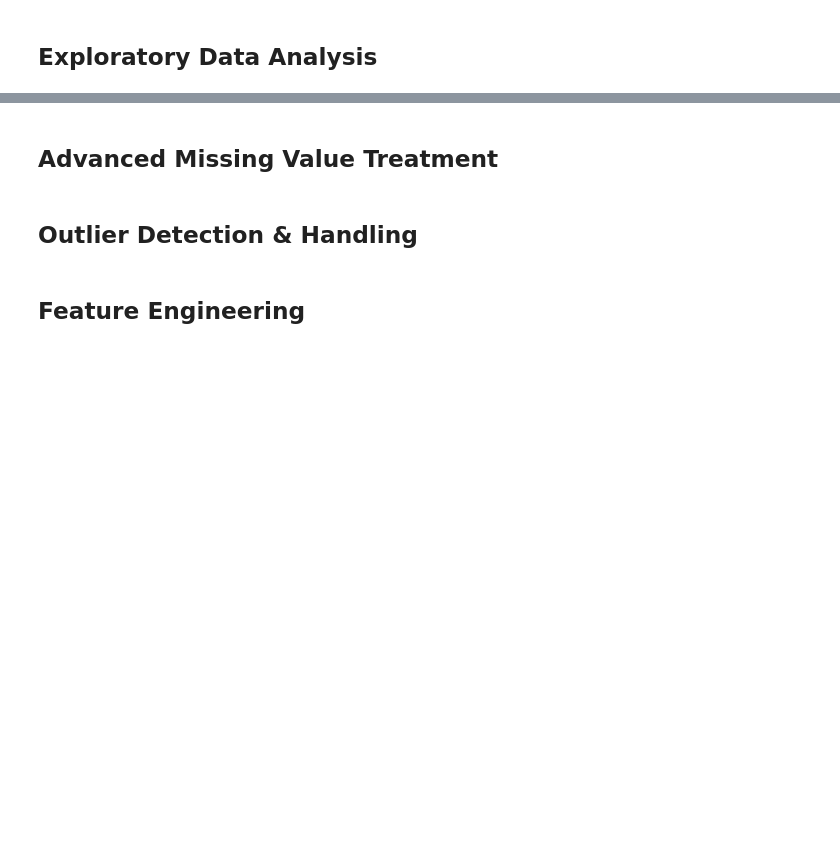
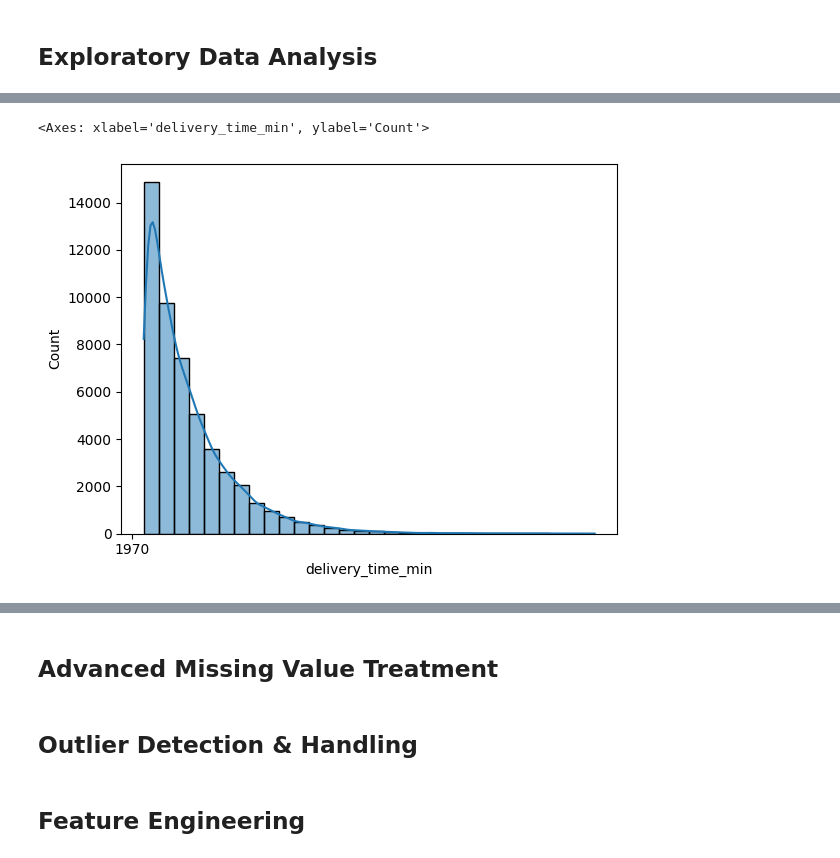
Before and after one commit to omvaja693-create/Amazon-s-Data-Preprocessing-Feature-Engineering, a Jupyter notebook: anazon_analysis.ipynb, the cells around one changed output, grey strips where cells are left out. Drawn from its saved outputs; the diff is of its cells as text; code cells hidden in the pictures; blank space fills up the shorter version.

```diff
--- a/anazon_analysis.ipynb
+++ b/anazon_analysis.ipynb
@@ -239,0 +262,5 @@ Name: count, dtype: int64
+# %%
+sns.histplot(data=df, x='delivery_time_min', bins=30, kde=True)
+# %% [output]
+<Axes: xlabel='delivery_time_min', ylabel='Count'>
+[figure, added]
```
Also changed, not shown: parts of 7 cells of this notebook.
